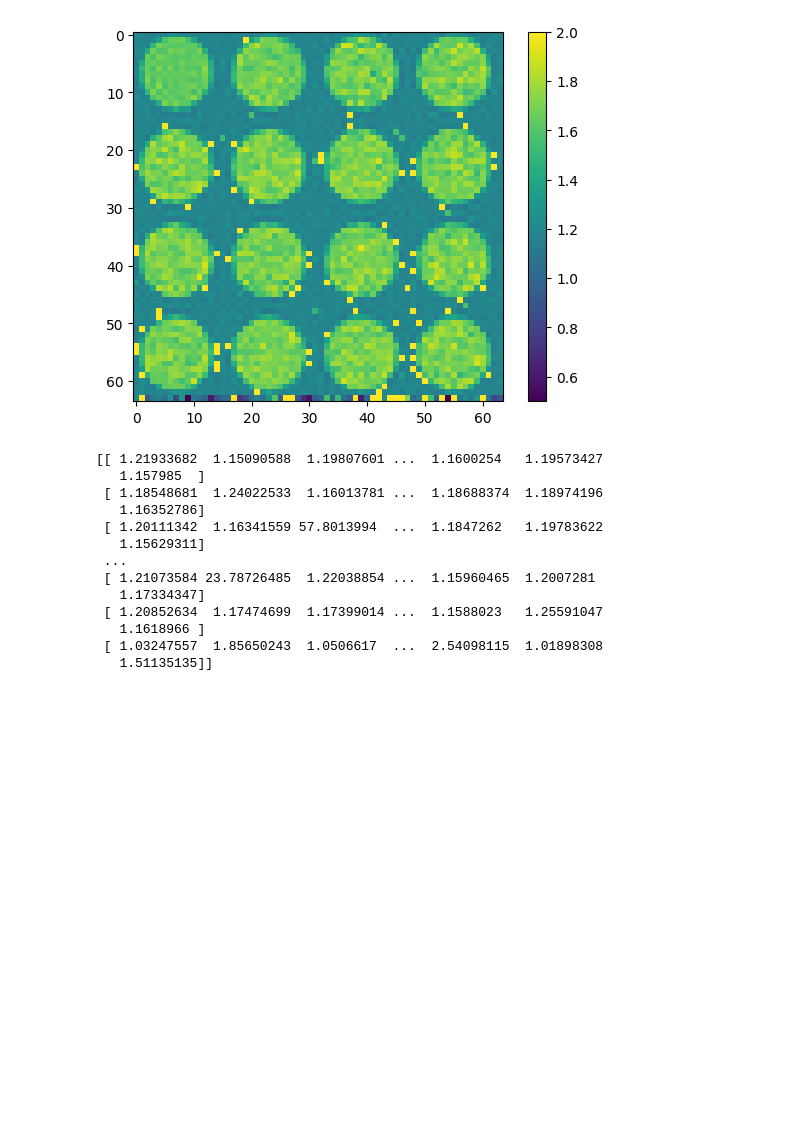
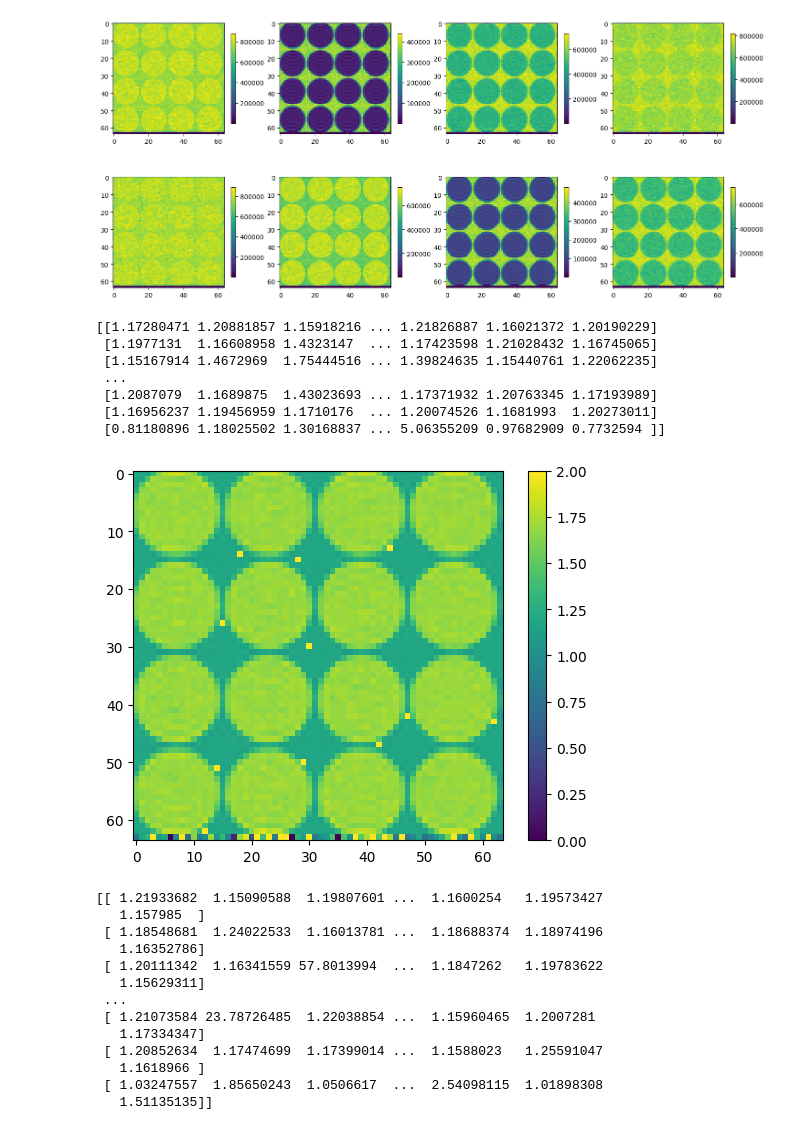
Before and after one commit to bughht/Flow-Bloch-T1-mapping-cpp, a Jupyter notebook: python/T1_fit.ipynb, the cells around one changed output. Drawn from its saved outputs; the diff is of its cells as text; code cells hidden in the pictures; blank space fills up the shorter version.

```diff
--- a/python/T1_fit.ipynb
+++ b/python/T1_fit.ipynb
@@ -54,9 +63,50 @@ plt.clim(0,2)
-# %%
-plt.imshow(T1_result)
-plt.colorbar()
-plt.clim(0.5,2.0)
-# %% [output]
-[figure, removed]
+# %%
+MOLLI_readout_img=[]
+MOLLI_readout_t = np.array( [200, 1200, 2200, 3200, 4200, 300, 1300, 2300]) * 1e-3
+for i in range(8):
+    MOLLI_readout_img.append(load_img(
+        # "../exp_result_slow/ID0_Speed_min0.0_max0.00967741935483871",i))
+        "../exp_result_slow/ID1_Speed_min0.01032258064516129_max0.02",i))
+        # "../exp_result/ID0_Speed_min0.0_max0.029354207436399216",i))
+        # "../img_MOLLI/Phantom_MOLLI_533_TR2.8_FA35_FOV256_K64_thick8_center_first", i))
+        # "../img_MOLLI/Phantom_MOLLI_533_TR2.8_FA20_FOV320_K64_center_first", i))
+        #  "../img_MOLLI/533_TR2.8_FA20_FOV320_K64_center_first_64^3",i))
+        # "../img_MOLLI/533_TR2.8_FA20_FOV320_K64_center_first",i))
+MOLLI_readout_img = np.asarray(MOLLI_readout_img)
+
+# print(MOLLI_readout_img[:, 15, 15])
+
+plt.figure(figsize=(18,8))
+for i in range(8):
+    plt.subplot(2, 4, i+1)
+    plt.imshow(MOLLI_readout_img[i])
+    plt.colorbar(shrink=0.7)
+plt.show()
+
+T1_result = np.zeros(MOLLI_readout_img[0].shape)
+
+for x, y in tqdm(np.ndindex(MOLLI_readout_img[0].shape)):
+    # T1_star, T1, A, B = MAGIR(
+    T1_star, T1, A, B = MF_MAGIR(
+        MOLLI_readout_t, MOLLI_readout_img[:, x, y])
+    T1_result[x, y] = T1
+
+print(T1_result)
+
+plt.figure()
+plt.imshow(T1_result)
+plt.colorbar()
+plt.clim(0,2)
+# %% [output]
+[figure, added]
+[[1.17280471 1.20881857 1.15918216 ... 1.21826887 1.16021372 1.20190229]
+ [1.1977131  1.16608958 1.4323147  ... 1.17423598 1.21028432 1.16745065]
+ [1.15167914 1.4672969  1.75444516 ... 1.39824635 1.15440761 1.22062235]
+ ...
+ [1.2087079  1.1689875  1.43023693 ... 1.17371932 1.20763345 1.17193989]
+ [1.16956237 1.19456959 1.1710176  ... 1.20074526 1.1681993  1.20273011]
+ [0.81180896 1.18025502 1.30168837 ... 5.06355209 0.97682909 0.7732594 ]]
+[figure, added]
 # %%
 MOLLI_readout_img=[]
 MOLLI_readout_t = np.array( [200, 1200, 2200, 3200, 4200, 300, 1300, 2300]) * 1e-3
```
Also changed, not shown: parts of 1 cell of this notebook, 55 other files.
